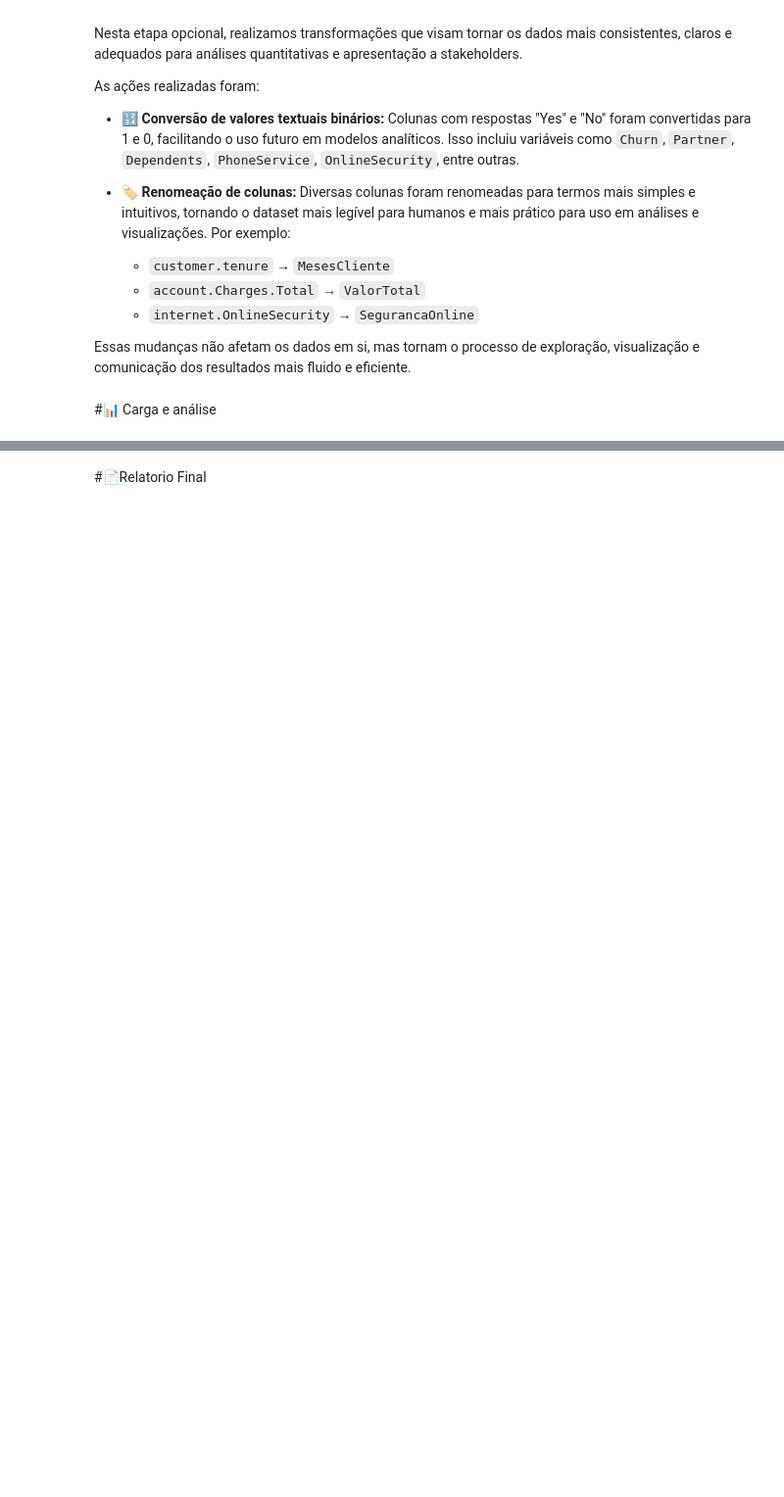
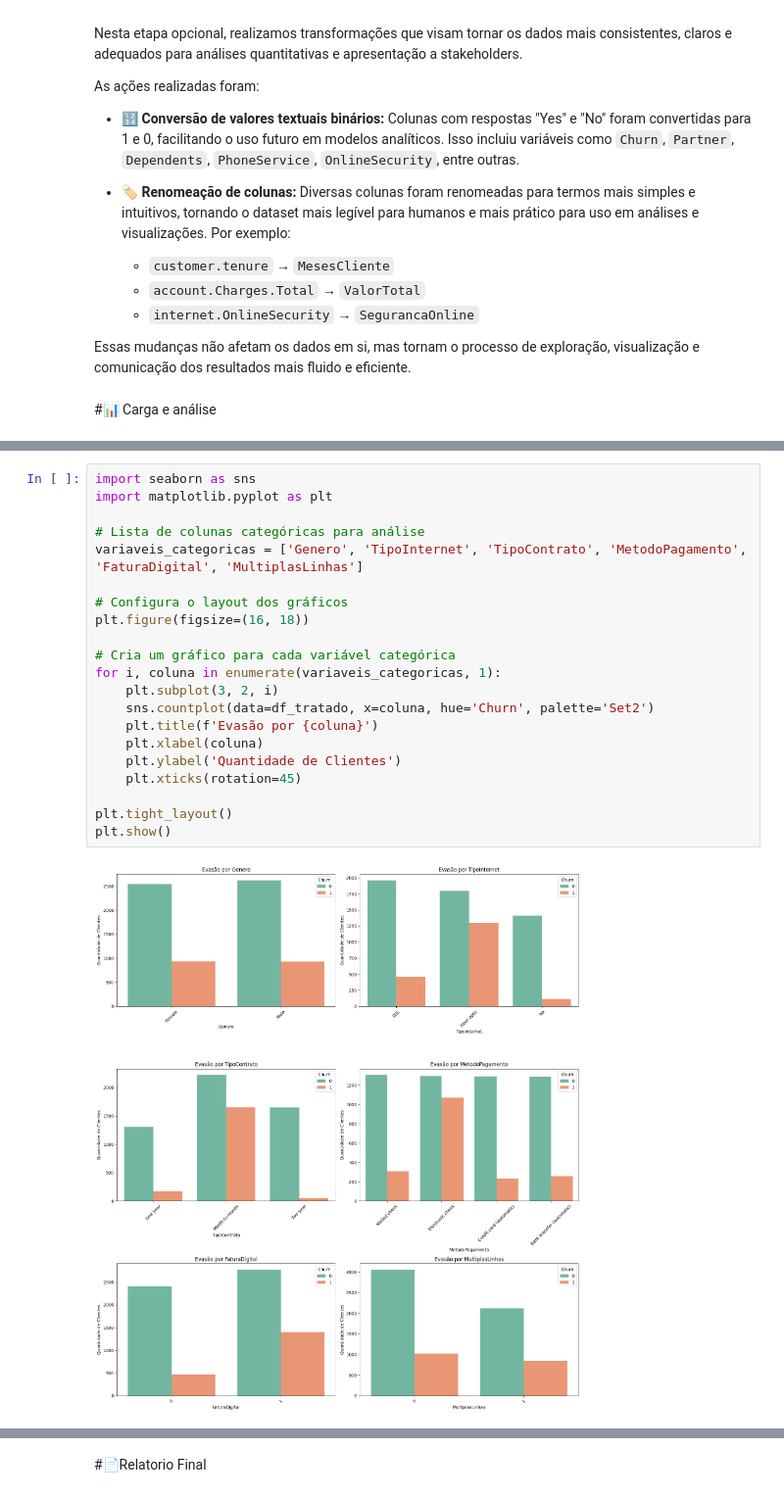
Before and after one commit to jorge218230/ChallengeAluraTelecomX, a Jupyter notebook: TelecomX_BR.ipynb, the cells around one changed output, grey strips where cells are left out. Shown at 98% size. Drawn from its saved outputs; the diff is of its cells as text; blank space fills up the shorter version.

Commit message:
Criado usando o Colab. Carga e Análise (L - Load & Analysis).

```diff
--- a/TelecomX_BR.ipynb
+++ b/TelecomX_BR.ipynb
@@ -366,0 +455,23 @@ Essas mudanças não afetam os dados em si, mas tornam o processo de exploraçã
+# %%
+import seaborn as sns
+import matplotlib.pyplot as plt
+
+# Lista de colunas categóricas para análise
+variaveis_categoricas = ['Genero', 'TipoInternet', 'TipoContrato', 'MetodoPagamento', 'FaturaDigital', 'MultiplasLinhas']
+
+# Configura o layout dos gráficos
+plt.figure(figsize=(16, 18))
+
+# Cria um gráfico para cada variável categórica
+for i, coluna in enumerate(variaveis_categoricas, 1):
+    plt.subplot(3, 2, i)
+    sns.countplot(data=df_tratado, x=coluna, hue='Churn', palette='Set2')
+    plt.title(f'Evasão por {coluna}')
+    plt.xlabel(coluna)
+    plt.ylabel('Quantidade de Clientes')
+    plt.xticks(rotation=45)
+
+plt.tight_layout()
+plt.show()
+# %% [output]
+[figure, added]
```
Also changed, not shown: parts of 9 cells of this notebook.
